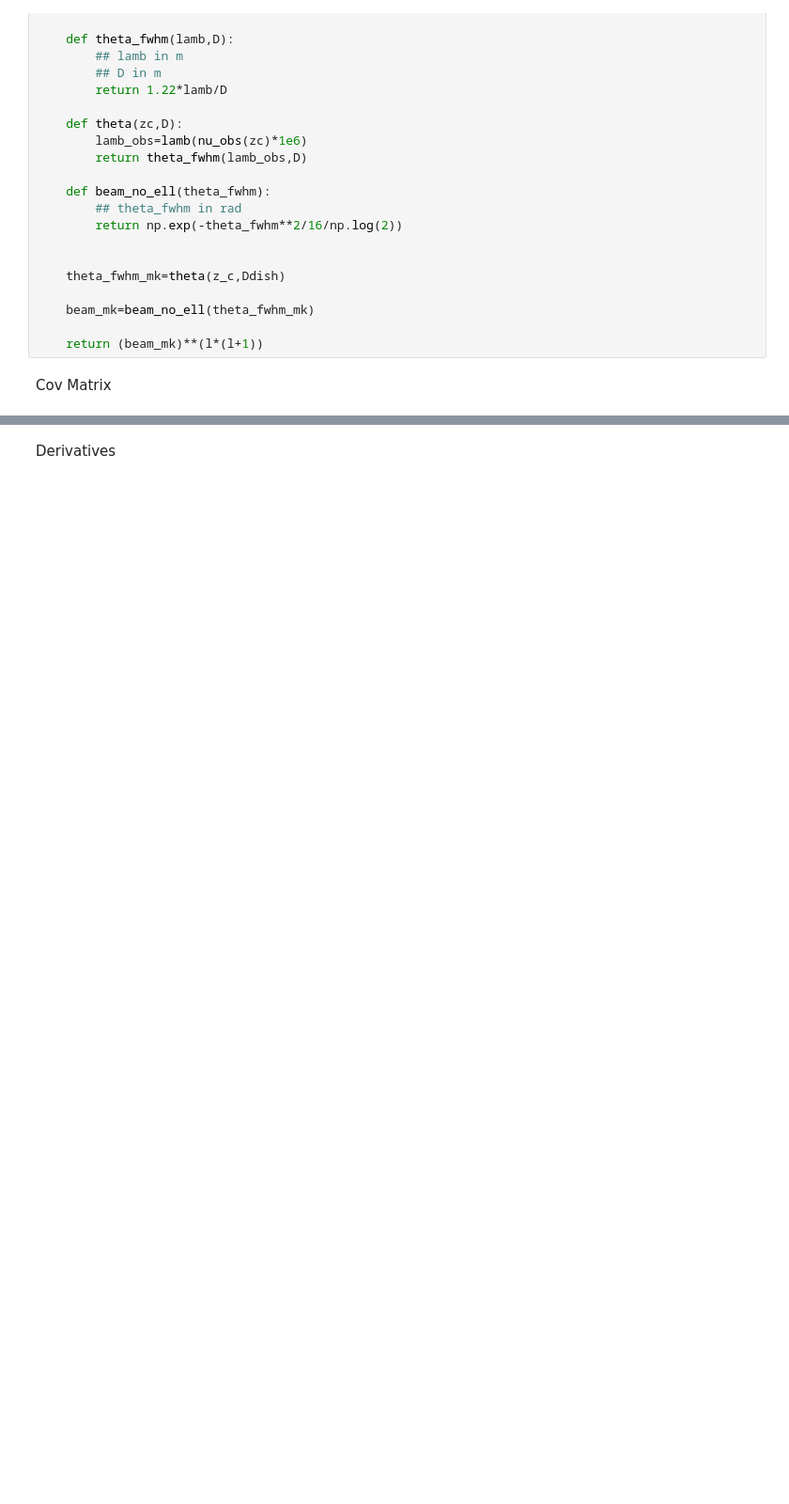
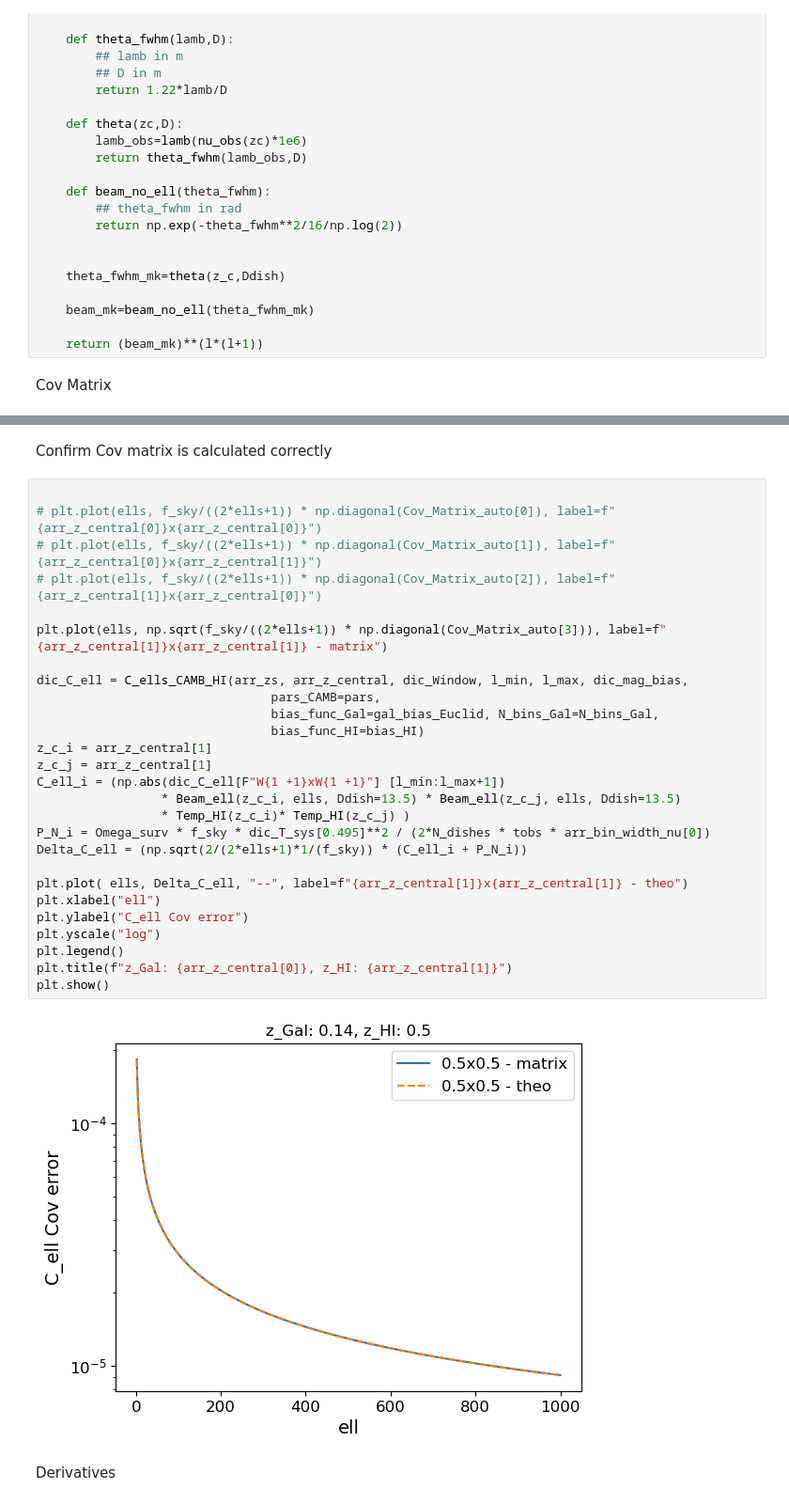
Before and after one commit to GreenTS27/Photo_Surveys-HI_IM-Fisher_Matrix, a Jupyter notebook: Fisher_Matrix_C_ell_vs_w_t.ipynb, the cells around one changed output, grey strips where cells are left out. Shown at 94% size. Drawn from its saved outputs; the diff is of its cells as text; blank space fills up the shorter version.

Commit message:
Fixing Covariance Matrix HI

```diff
--- a/Fisher_Matrix_C_ell_vs_w_t.ipynb
+++ b/Fisher_Matrix_C_ell_vs_w_t.ipynb
@@ -933,3 +1006,34 @@ ic| Cov_Matrix.shape: (16, 999, 999)
+# %% [markdown]
+Confirm Cov matrix is calculated correctly
+# %%
+
+# plt.plot(ells, f_sky/((2*ells+1)) * np.diagonal(Cov_Matrix_auto[0]), label=f"{arr_z_central[0]}x{arr_z_central[0]}")
+# plt.plot(ells, f_sky/((2*ells+1)) * np.diagonal(Cov_Matrix_auto[1]), label=f"{arr_z_central[0]}x{arr_z_central[1]}")
+# plt.plot(ells, f_sky/((2*ells+1)) * np.diagonal(Cov_Matrix_auto[2]), label=f"{arr_z_central[1]}x{arr_z_central[0]}")
+
+plt.plot(ells, np.sqrt(f_sky/((2*ells+1)) * np.diagonal(Cov_Matrix_auto[3])), label=f"{arr_z_central[1]}x{arr_z_central[1]} - matrix")
+
+dic_C_ell = C_ells_CAMB_HI(arr_zs, arr_z_central, dic_Window, l_min, l_max, dic_mag_bias,
+                                pars_CAMB=pars,
+                                bias_func_Gal=gal_bias_Euclid, N_bins_Gal=N_bins_Gal,
+                                bias_func_HI=bias_HI)
+z_c_i = arr_z_central[1]
+z_c_j = arr_z_central[1]
+C_ell_i = (np.abs(dic_C_ell[F"W{1 +1}xW{1 +1}"] [l_min:l_max+1])
+                 * Beam_ell(z_c_i, ells, Ddish=13.5) * Beam_ell(z_c_j, ells, Ddish=13.5)
+                 * Temp_HI(z_c_i)* Temp_HI(z_c_j) )
+P_N_i = Omega_surv * f_sky * dic_T_sys[0.495]**2 / (2*N_dishes * tobs * arr_bin_width_nu[0])
+Delta_C_ell = (np.sqrt(2/(2*ells+1)*1/(f_sky)) * (C_ell_i + P_N_i))
+
+plt.plot( ells, Delta_C_ell, "--", label=f"{arr_z_central[1]}x{arr_z_central[1]} - theo")
+plt.xlabel("ell")
+plt.ylabel("C_ell Cov error")
+plt.yscale("log")
+plt.legend()
+plt.title(f"z_Gal: {arr_z_central[0]}, z_HI: {arr_z_central[1]}")
+plt.show()
+# %% [output]
+[figure, added]
 # %% [markdown]
 Derivatives
 # %%
```
Also changed, not shown: parts of 15 cells of this notebook.
